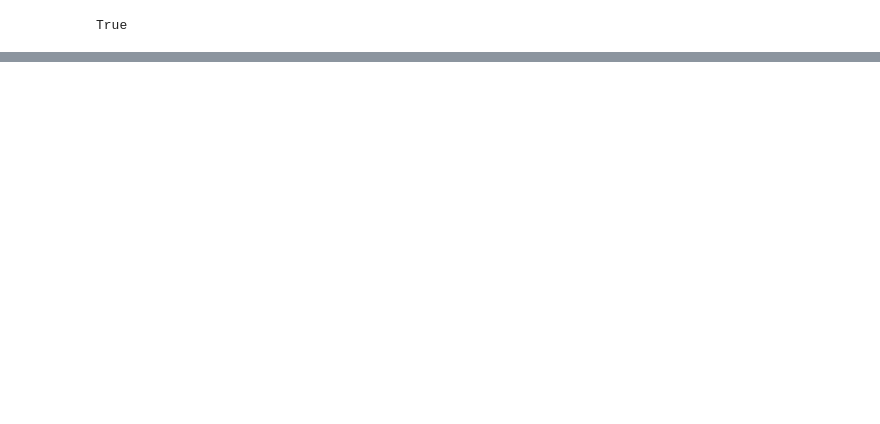
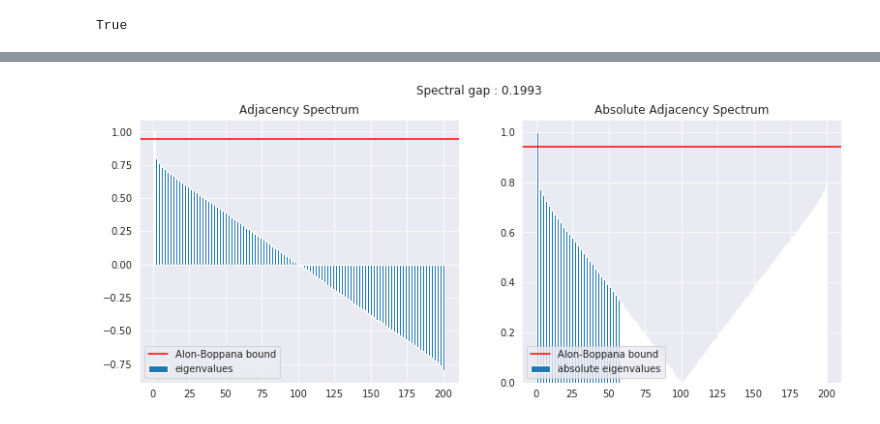
Before and after one commit to sauxpa/expander_graphs, a Jupyter notebook: random_regular_graphs.ipynb, the cells around one changed output, grey strips where cells are left out. Drawn from its saved outputs; the diff is of its cells as text; code cells hidden in the pictures; blank space fills up the shorter version.

```diff
--- a/random_regular_graphs.ipynb
+++ b/random_regular_graphs.ipynb
@@ -57,0 +67,53 @@ True
+# %%
+def generate_erdos_renyi(verbose=False):
+    """Helper routine to generate Erdös-Renyi graphs on n vertices
+    with average degree d.
+    """
+    prob = d / (n-1)
+    max_try = 100
+    for k in range(max_try):
+        G_Erdos_Renyi = nx.fast_gnp_random_graph(n, prob)
+        if nx.is_connected(G_Erdos_Renyi):
+            if verbose:
+                print('G(n,p) is connected after {} trial(s)'.format(k+1))
+            break
+    else:
+        if verbose:
+            print('G(n,p) is not connected after {} trials'.format(max_try))
+        return nx.Graph()
+
+    return G_Erdos_Renyi
+# %%
+G_Erdos_Renyi = generate_erdos_renyi()
+P_Erdos_Renyi = transition_matrix(G_Erdos_Renyi)
+
+# Average mixing errors over a few Erdos-Renyi graphs
+n_Erdos_Renyi = 10
+Gs_Erdos_Renyi = [generate_erdos_renyi() for _ in range(n_Erdos_Renyi)]
+Ps_Erdos_Renyi = [transition_matrix(G_ER) for G_ER in Gs_Erdos_Renyi]
+spectrums_Erdos_Renyi = [normalized_spectrum(P_ER) for P_ER in Ps_Erdos_Renyi]
+spectral_gaps_Erdos_Renyi = [spectral_gap(spectrum_ER) for spectrum_ER in spectrums_Erdos_Renyi]
+
+spectrum_Erdos_Renyi = np.mean(np.array(spectrums_Erdos_Renyi), axis=0)
+spectral_gap_Erdos_Renyi = np.mean(np.array(spectral_gaps_Erdos_Renyi), axis=0)
+
+with sns.axes_style("darkgrid"):
+    fig, axes = plt.subplots(figsize=(13, 5), nrows=1, ncols=2)
+
+    fig.suptitle('Spectral gap : {:.4f}'.format(spectral_gap_Erdos_Renyi))
+
+    ax = axes[0]
+    ax.bar(range(1, n+1), spectrum_Erdos_Renyi, label='eigenvalues')
+    ax.axhline(y=alon_boppana(3, normalized=True), color='r', label='Alon-Boppana bound')
+    ax.set_title('Adjacency Spectrum')
+    ax.legend(loc='lower left')
+
+    ax = axes[1]
+    ax.bar(range(1, n+1), np.abs(spectrum_Erdos_Renyi), label='absolute eigenvalues')
+    ax.axhline(y=alon_boppana(3, normalized=True), color='r', label='Alon-Boppana bound')
+    ax.set_title('Absolute Adjacency Spectrum')
+    ax.legend(loc='lower left')
+
+    plt.show()
+# %% [output]
+[figure, added]
```
Also changed, not shown: parts of 8 cells of this notebook, 2 other files.
